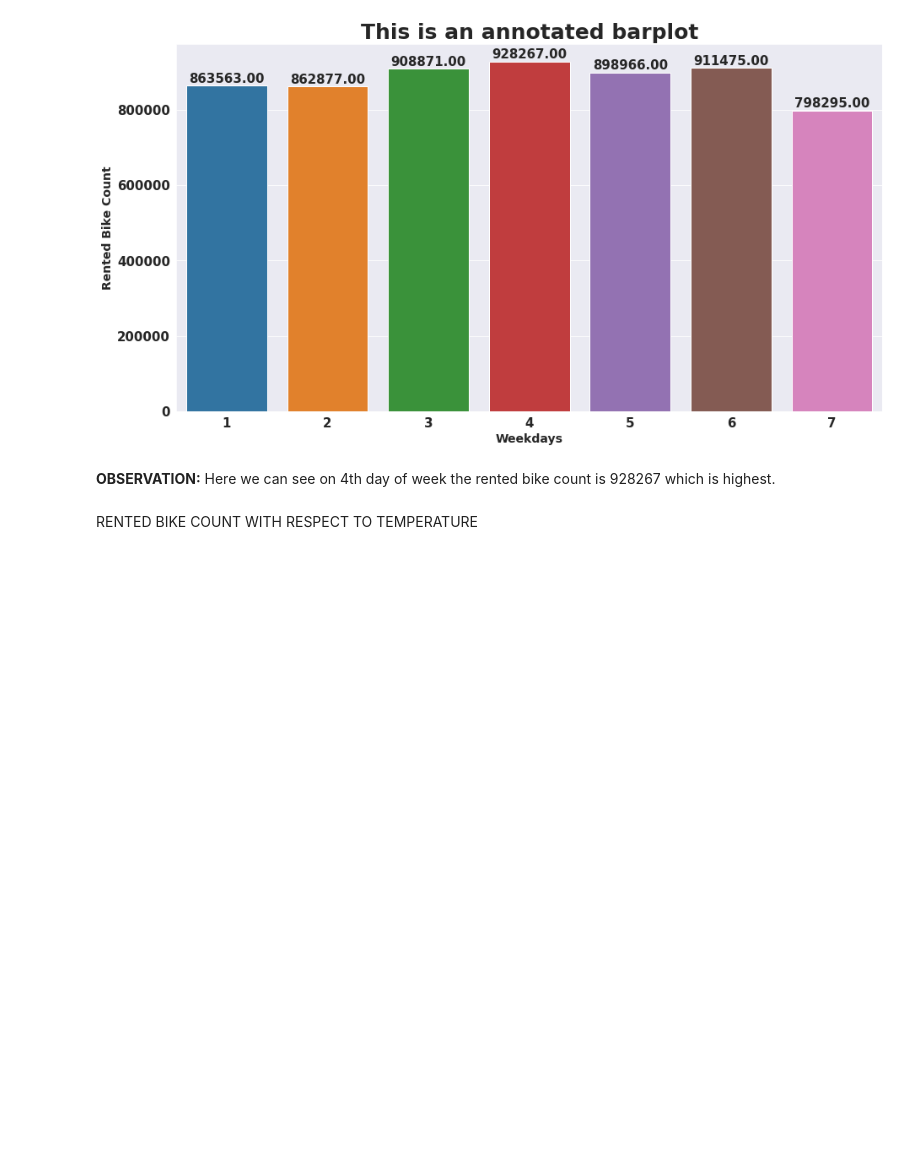
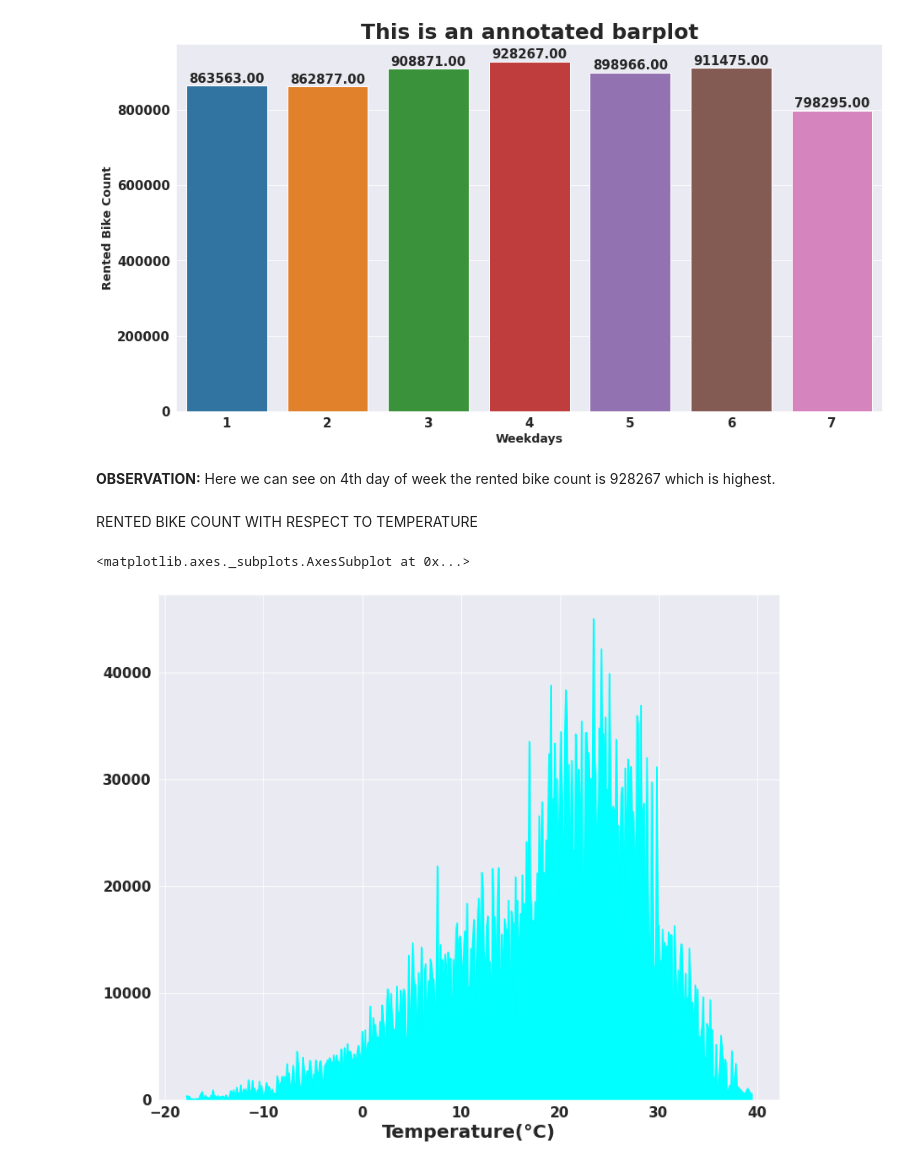
Before and after one commit to SuvOnGithub/Bike-Sharing-Demand-Prediction---Capstone-Project, a Jupyter notebook: suvenddu_Bike_Sharing_Demand_Prediction_Capstone_Project_.ipynb, the cells around one changed output. Drawn from its saved outputs; the diff is of its cells as text; code cells hidden in the pictures; blank space fills up the shorter version.

```diff
--- a/suvenddu_Bike_Sharing_Demand_Prediction_Capstone_Project_.ipynb
+++ b/suvenddu_Bike_Sharing_Demand_Prediction_Capstone_Project_.ipynb
@@ -431,3 +431,10 @@ plt.show()
 **OBSERVATION:** Here we can see on 4th day of week the rented bike count is 928267 which is highest.
 # %% [markdown]
 RENTED BIKE COUNT WITH RESPECT TO TEMPERATURE
+# %%
+ # Plot the graph between the temperature and rented bike counts
+temp=df.groupby('Temperature(°C)')['Rented Bike Count'].sum()
+temp.plot.area(color='cyan',figsize=(12, 10))
+# %% [output]
+<matplotlib.axes._subplots.AxesSubplot at 0x...>
+[figure, added]
```
Also changed, not shown: parts of 3 cells of this notebook.
